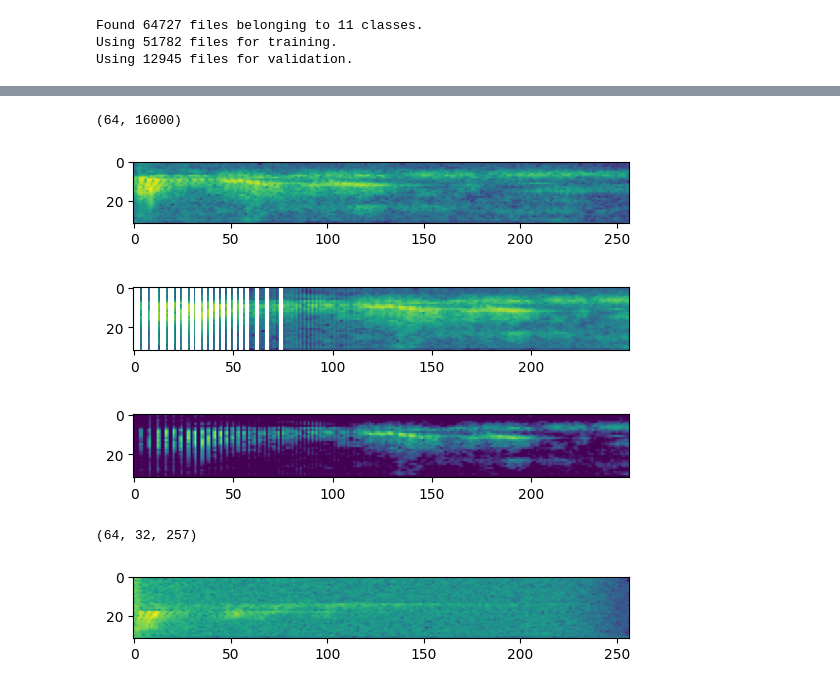
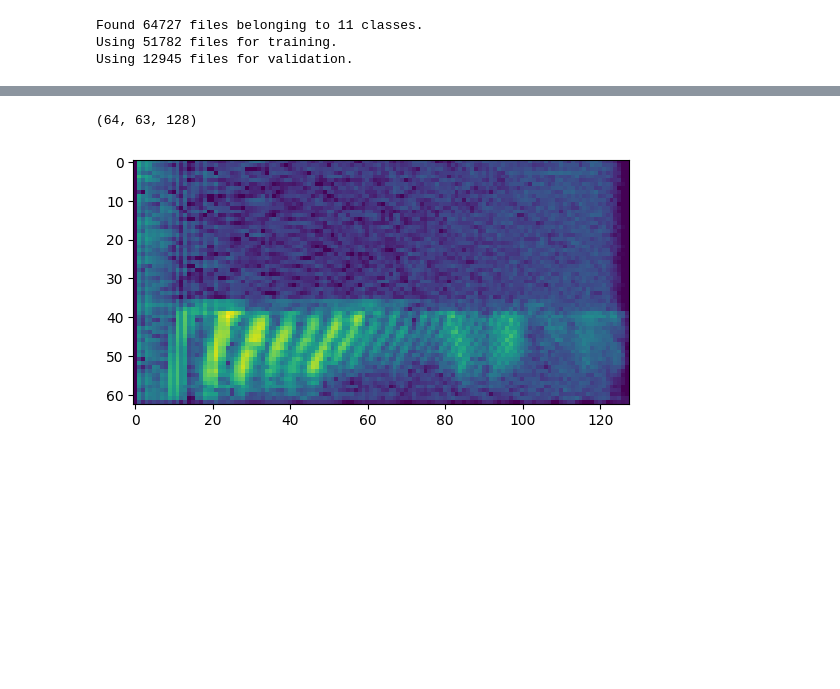
Before and after one commit to izabelatelejko/2024L-Deep-Learning-P2-Transformers, a Jupyter notebook: Project_2.ipynb, the cells around one changed output, grey strips where cells are left out. Cells and saved outputs as stored; diff of their text form; code cells hidden in the pictures; blank space fills up the shorter version.

Commit message:
mel spects, etc

```diff
--- a/Project_2.ipynb
+++ b/Project_2.ipynb
@@ -12,7 +12,7 @@ main_labels = ["yes", "no", "up", "down", "left", "right", "on", "off", "stop",
 labels_list = []
 
 for class_dir in os.listdir("data/train"):
-    labels_list += [class_dir if class_dir in main_labels else "unknown" for label in os.listdir(os.path.join("data/train", class_dir))]
+    labels_list += [main_labels.index(class_dir) if class_dir in main_labels else 10 for label in os.listdir(os.path.join("data/train", class_dir))]
 
 
 train_ds, val_ds = tf.keras.utils.audio_dataset_from_directory(
@@ -40,44 +40,25 @@ def squeeze(audio, labels):
 
 train_ds = train_ds.map(squeeze, tf.data.AUTOTUNE)
 val_ds = val_ds.map(squeeze, tf.data.AUTOTUNE)
-# %%
-for example_audio, example_labels in train_ds.take(1):
-    print(example_audio.shape)
-
-
-spectrogram = tfio.audio.spectrogram(example_audio[0],
-nfft=512, # modifies x axis in spectrogram
-window=512,
-stride=512 # modifies y axis in spectrogram
-)
-
-plt.figure()
-#plotting spectrogram
-plt.imshow(tf.math.log(spectrogram).numpy())
-plt.show()
-
-
-# Convert spectrogram to mel spectrogram with 250 mel bands
-spectrogram_mel = tfio.audio.melscale(spectrogram, rate=16000, mels=250, fmin=0, fmax=7000)
-plt.figure()
-plt.imshow(tf.math.log(spectrogram_mel).numpy())
-
-#Convert spectrogram to decibel scale with top_db=70
-spectrogram_dbscale = tfio.audio.dbscale(spectrogram_mel, top_db=70)
-plt.figure()
-
-plt.imshow(spectrogram_dbscale.numpy())
-plt.show()
-# %% [output]
-(64, 16000)
-[figure, removed]
-[figure, removed]
-[figure, removed]
 # %%
-def preprocess_data_into_specs(ds, **kwargs):
-  ds = ds.map(
-      map_func=lambda audio,label: (tfio.audio.spectrogram(audio, **kwargs), label),
+def preprocess_data_into_specs(ds):
+
+  nfft=512
+  window=512
+  stride=256
+  rate=16000
+  mels=128
+  fmin=0
+  fmax=8000
+  top_db=80
+
+  spect_ds = ds.map(
+      map_func=lambda audio,label: (tfio.audio.spectrogram(audio, nfft=nfft, window=window, stride=stride), label),
       num_parallel_calls=tf.data.AUTOTUNE)
-  return ds.map(
-      map_func=lambda audio,label: (tf.math.log(audio), label),
+  mel_spect_ds = spect_ds.map(
+    map_func=lambda audio, label: (tfio.audio.melscale(audio, rate=rate, mels=mels, fmin=fmin, fmax=fmax), label),
+    num_parallel_calls=tf.data.AUTOTUNE
+  )
+  return mel_spect_ds.map(
+      map_func=lambda audio,label: (tfio.audio.dbscale(audio, top_db=top_db), label),
       num_parallel_calls=tf.data.AUTOTUNE)
@@ -86,11 +65,14 @@ spec_train_ds = preprocess_data_into_specs(train_ds, nfft=512, window=512, strid
+# %%
+spec_train_ds = preprocess_data_into_specs(train_ds)
+spec_val_ds = preprocess_data_into_specs(val_ds)
 # %%
 for example_spec_audio, example_spec_labels in spec_train_ds.take(1):
     print(example_spec_audio.shape)
 # %% [output]
-(64, 32, 257)
+(64, 63, 128)
 # %%
-plt.imshow(example_spec_audio[7].numpy())
+plt.imshow(example_spec_audio[25].numpy())
 plt.show()
 # %% [output]
-[figure, old version]
+[figure, new version]
 # %%
```
Also changed, not shown: parts of 7 cells of this notebook.
